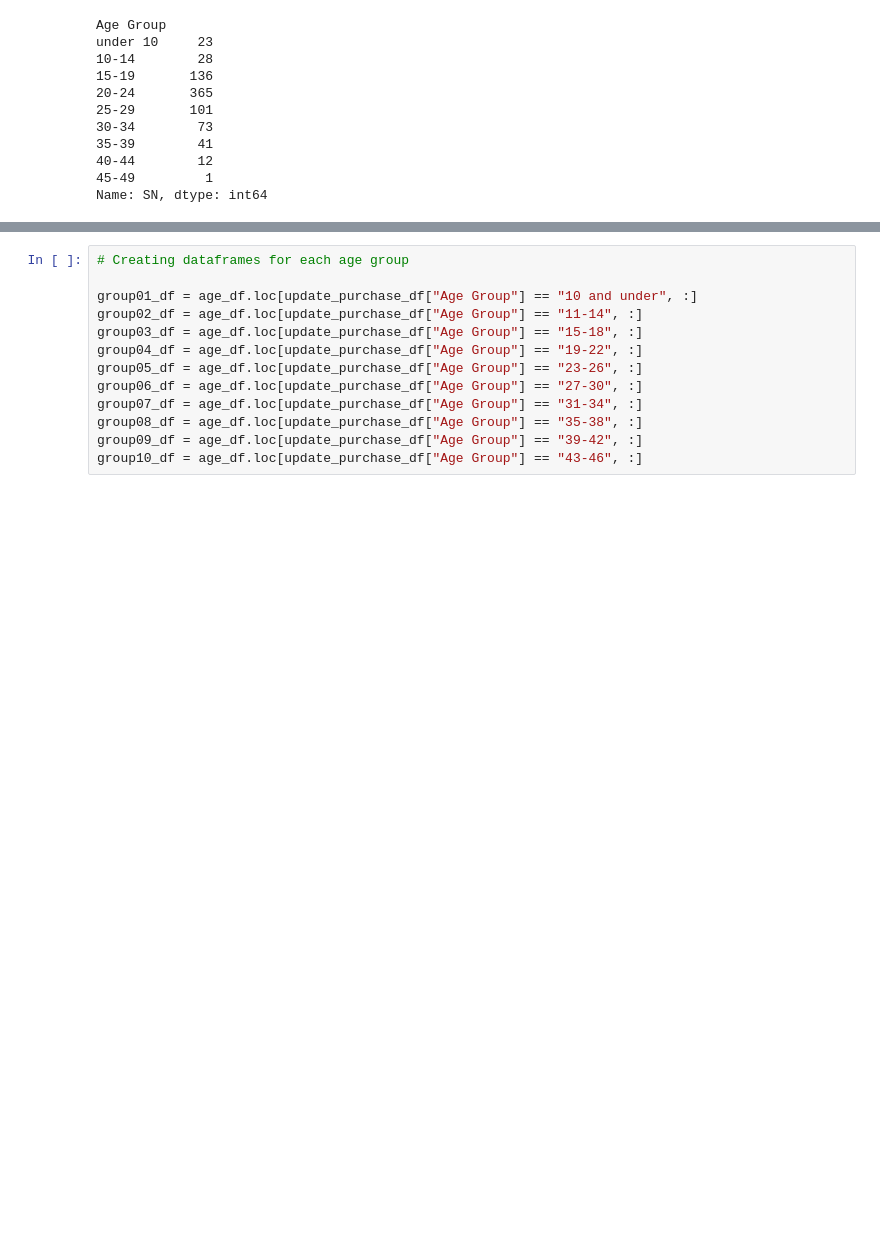
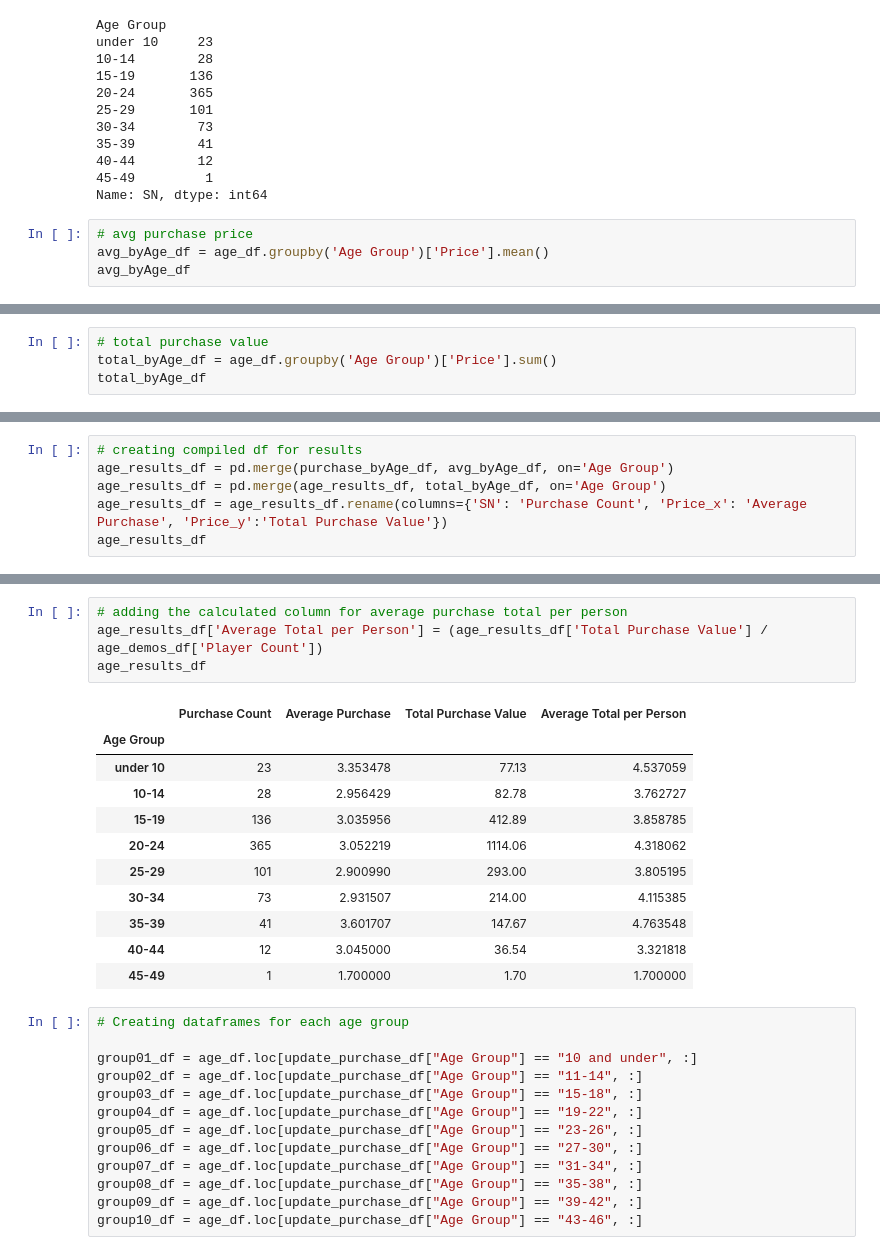
Before and after one commit to juliemcbaker/pandas-challenge, a Jupyter notebook: HeroesOfPymoli/HeroesOfPymoli_baker.ipynb, the cells around one changed output, grey strips where cells are left out. Drawn from its saved outputs; the diff is of its cells as text; blank space fills up the shorter version.

Commit message:
All age stuff is working via groupby functions. Formatting yet to be fixed. Still need to delete all of the old hard coding.

```diff
--- a/HeroesOfPymoli/HeroesOfPymoli_baker.ipynb
+++ b/HeroesOfPymoli/HeroesOfPymoli_baker.ipynb
@@ -303,3 +303,7 @@ under 10     23
 40-44        12
 45-49         1
 Name: SN, dtype: int64
+# %%
+# avg purchase price
+avg_byAge_df = age_df.groupby('Age Group')['Price'].mean()
+avg_byAge_df
@@ -305,0 +322,4 @@ Name: SN, dtype: int64
+# %%
+# total purchase value
+total_byAge_df = age_df.groupby('Age Group')['Price'].sum()
+total_byAge_df
@@ -305,0 +338,6 @@ Name: SN, dtype: int64
+# %%
+# creating compiled df for results
+age_results_df = pd.merge(purchase_byAge_df, avg_byAge_df, on='Age Group')
+age_results_df = pd.merge(age_results_df, total_byAge_df, on='Age Group')
+age_results_df = age_results_df.rename(columns={'SN': 'Purchase Count', 'Price_x': 'Average Purchase', 'Price_y':'Total Purchase Value'})
+age_results_df
@@ -306,3 +356,19 @@ Name: SN, dtype: int64
+# %%
+# adding the calculated column for average purchase total per person
+age_results_df['Average Total per Person'] = (age_results_df['Total Purchase Value'] / age_demos_df['Player Count'])
+age_results_df
+# %% [output]
+|  | Purchase Count | Average Purchase | Total Purchase Value | Average Total per Person |
+| Age Group |  |  |  |  |
+| under 10 | 23 | 3.353478 | 77.13 | 4.537059 |
+| 10-14 | 28 | 2.956429 | 82.78 | 3.762727 |
+| 15-19 | 136 | 3.035956 | 412.89 | 3.858785 |
+| 20-24 | 365 | 3.052219 | 1114.06 | 4.318062 |
+| 25-29 | 101 | 2.900990 | 293.00 | 3.805195 |
+| 30-34 | 73 | 2.931507 | 214.00 | 4.115385 |
+| 35-39 | 41 | 3.601707 | 147.67 | 4.763548 |
+| 40-44 | 12 | 3.045000 | 36.54 | 3.321818 |
+| 45-49 | 1 | 1.700000 | 1.70 | 1.700000 |
 # %%
 # Creating dataframes for each age group
 
```
Also changed, not shown: parts of 4 cells of this notebook.
